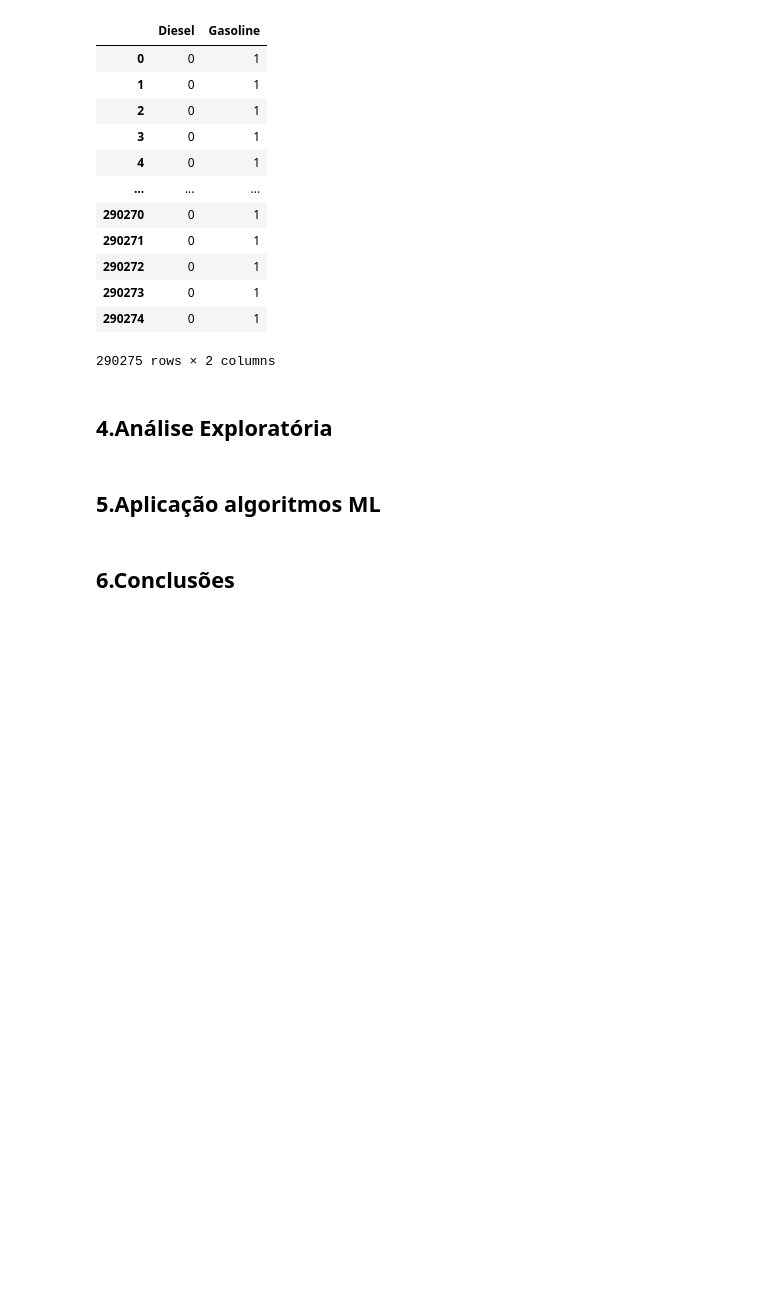
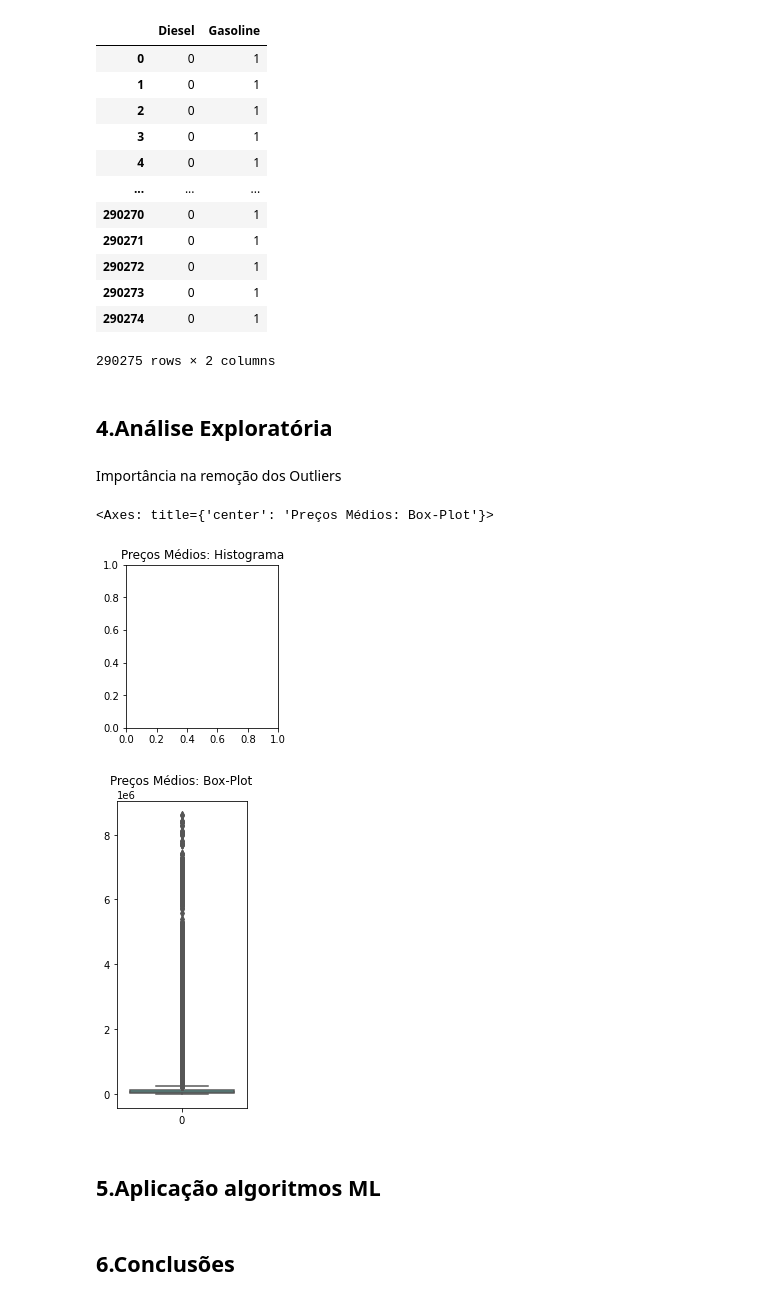
Before and after one commit to VitorFRodrigues/Coding_Tank_Material, a Jupyter notebook: Polo_Tech/Modulo_05/Projeto/Projeto_Mod05.ipynb, the cells around one changed output. Drawn from its saved outputs; the diff is of its cells as text; code cells hidden in the pictures; blank space fills up the shorter version.

```diff
--- a/Polo_Tech/Modulo_05/Projeto/Projeto_Mod05.ipynb
+++ b/Polo_Tech/Modulo_05/Projeto/Projeto_Mod05.ipynb
@@ -135,6 +136,22 @@ pd.get_dummies(dados_limpos['fuel'], drop_first=True)
 290275 rows × 2 columns
 # %% [markdown]
 ## 4.Análise Exploratória
+# %% [markdown]
+Importância na remoção dos Outliers
+# %%
+plt.figure(figsize=(6,3))
+
+plt.subplot(1,2,1)
+plt.title('Preços Médios: Histograma', fontdict={'fontsize':12})
+sns.displot(dados.avg_price_brl, color="#40E0D0", kde_kws={'linewidth':3,'color':'b'})
+
+plt.subplot(1,2,2)
+plt.title('Preços Médios: Box-Plot', fontdict={'fontsize':12})
+sns.boxplot(dados.avg_price_brl, color="#40E0D0")
+# %% [output]
+<Axes: title={'center': 'Preços Médios: Box-Plot'}>
+[figure, added]
+[figure, added]
 # %% [markdown]
 ## 5.Aplicação algoritmos ML
 # %% [markdown]
```
Also changed, not shown: parts of 1 cell of this notebook.
